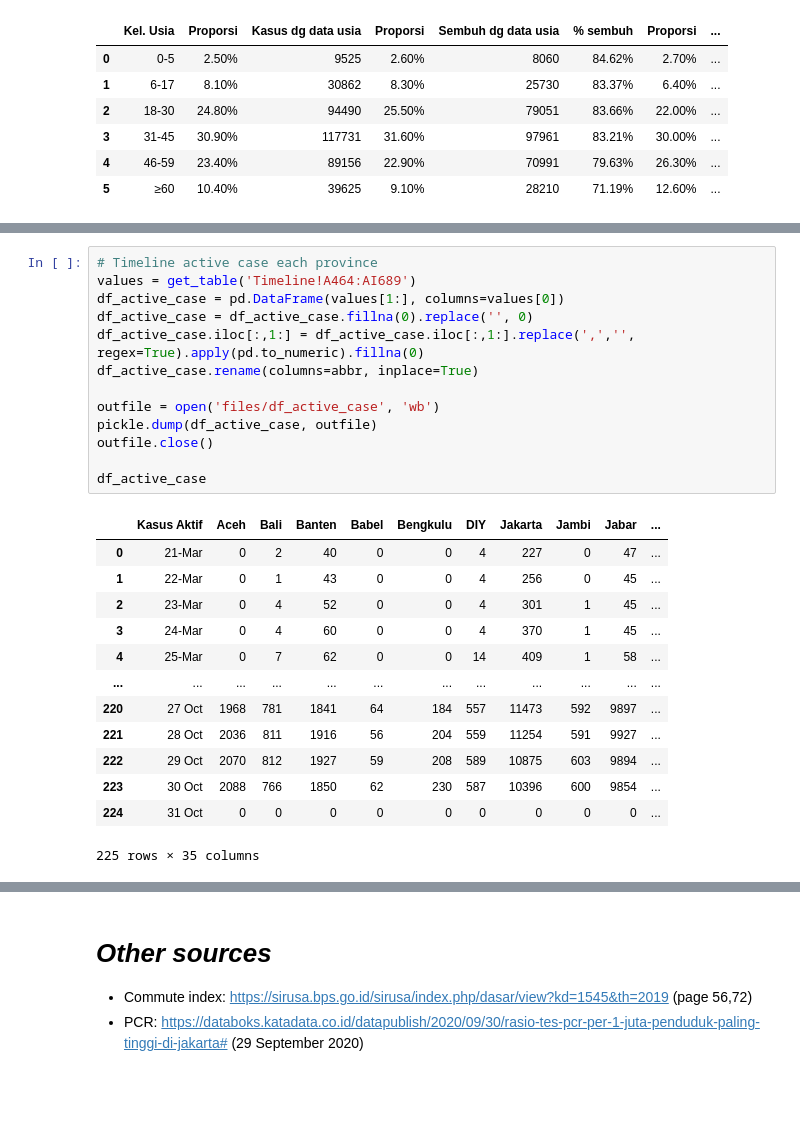
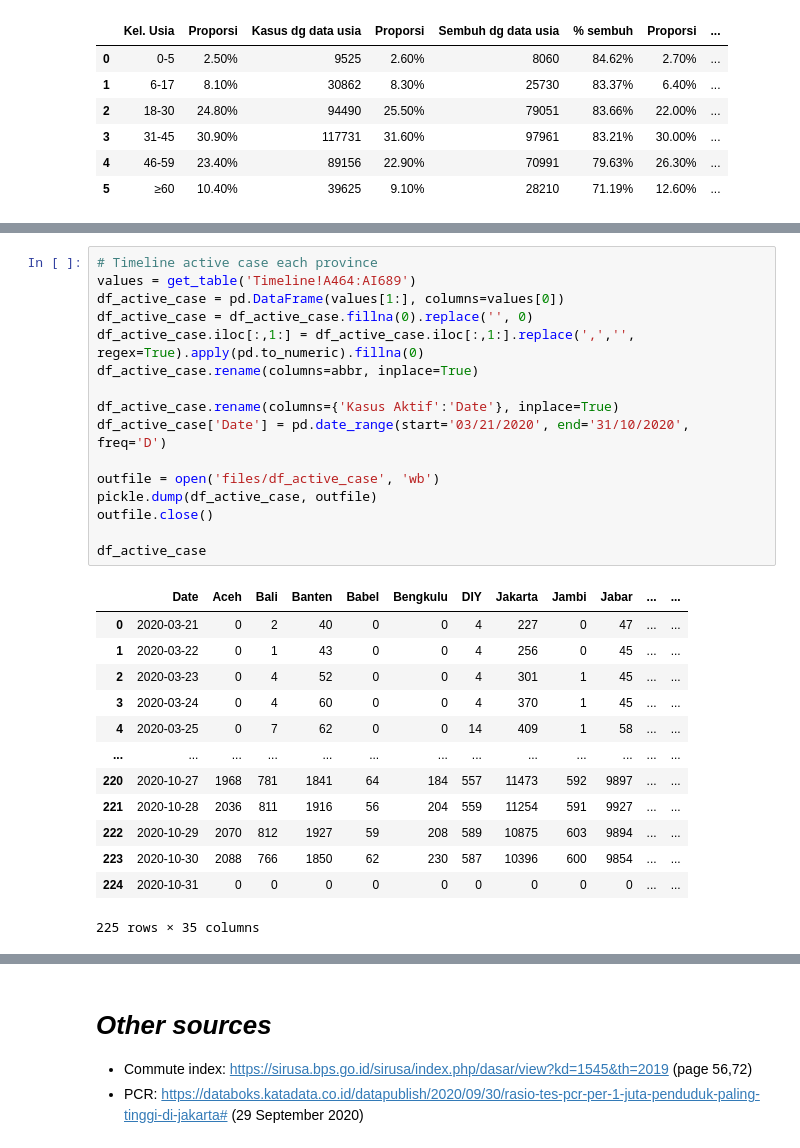
Before and after one commit to rahmalianto/Indonesian-Covid-Analysis, a Jupyter notebook: 1. Indonesian COVID19 Analysis - Load data.ipynb, the cells around one changed output, grey strips where cells are left out. Cells and saved outputs as stored; diff of their text form; blank space fills up the shorter version.

```diff
--- a/1. Indonesian COVID19 Analysis - Load data.ipynb
+++ b/1. Indonesian COVID19 Analysis - Load data.ipynb
@@ -264,29 +276,32 @@ df_daily_case
 # %%
 # Timeline active case each province
 values = get_table('Timeline!A464:AI689')
 df_active_case = pd.DataFrame(values[1:], columns=values[0])
 df_active_case = df_active_case.fillna(0).replace('', 0)
 df_active_case.iloc[:,1:] = df_active_case.iloc[:,1:].replace(',','', regex=True).apply(pd.to_numeric).fillna(0)
 df_active_case.rename(columns=abbr, inplace=True)
 
+df_active_case.rename(columns={'Kasus Aktif':'Date'}, inplace=True)
+df_active_case['Date'] = pd.date_range(start='03/21/2020', end='31/10/2020', freq='D')
+
 outfile = open('files/df_active_case', 'wb')
 pickle.dump(df_active_case, outfile)
 outfile.close()
 
 df_active_case
 # %% [output]
-|  | Kasus Aktif | Aceh | Bali | Banten | Babel | Bengkulu | DIY | Jakarta | Jambi | Jabar | ... |
-| 0 | 21-Mar | 0 | 2 | 40 | 0 | 0 | 4 | 227 | 0 | 47 | ... |
-| 1 | 22-Mar | 0 | 1 | 43 | 0 | 0 | 4 | 256 | 0 | 45 | ... |
-| 2 | 23-Mar | 0 | 4 | 52 | 0 | 0 | 4 | 301 | 1 | 45 | ... |
-| 3 | 24-Mar | 0 | 4 | 60 | 0 | 0 | 4 | 370 | 1 | 45 | ... |
-| 4 | 25-Mar | 0 | 7 | 62 | 0 | 0 | 14 | 409 | 1 | 58 | ... |
-| ... | ... | ... | ... | ... | ... | ... | ... | ... | ... | ... | ... |
-| 220 | 27 Oct | 1968 | 781 | 1841 | 64 | 184 | 557 | 11473 | 592 | 9897 | ... |
-| 221 | 28 Oct | 2036 | 811 | 1916 | 56 | 204 | 559 | 11254 | 591 | 9927 | ... |
-| 222 | 29 Oct | 2070 | 812 | 1927 | 59 | 208 | 589 | 10875 | 603 | 9894 | ... |
-| 223 | 30 Oct | 2088 | 766 | 1850 | 62 | 230 | 587 | 10396 | 600 | 9854 | ... |
-| 224 | 31 Oct | 0 | 0 | 0 | 0 | 0 | 0 | 0 | 0 | 0 | ... |
+|  | Date | Aceh | Bali | Banten | Babel | Bengkulu | DIY | Jakarta | Jambi | Jabar | ... | ... |
+| 0 | 2020-03-21 | 0 | 2 | 40 | 0 | 0 | 4 | 227 | 0 | 47 | ... | ... |
+| 1 | 2020-03-22 | 0 | 1 | 43 | 0 | 0 | 4 | 256 | 0 | 45 | ... | ... |
+| 2 | 2020-03-23 | 0 | 4 | 52 | 0 | 0 | 4 | 301 | 1 | 45 | ... | ... |
+| 3 | 2020-03-24 | 0 | 4 | 60 | 0 | 0 | 4 | 370 | 1 | 45 | ... | ... |
+| 4 | 2020-03-25 | 0 | 7 | 62 | 0 | 0 | 14 | 409 | 1 | 58 | ... | ... |
+| ... | ... | ... | ... | ... | ... | ... | ... | ... | ... | ... | ... | ... |
+| 220 | 2020-10-27 | 1968 | 781 | 1841 | 64 | 184 | 557 | 11473 | 592 | 9897 | ... | ... |
+| 221 | 2020-10-28 | 2036 | 811 | 1916 | 56 | 204 | 559 | 11254 | 591 | 9927 | ... | ... |
+| 222 | 2020-10-29 | 2070 | 812 | 1927 | 59 | 208 | 589 | 10875 | 603 | 9894 | ... | ... |
+| 223 | 2020-10-30 | 2088 | 766 | 1850 | 62 | 230 | 587 | 10396 | 600 | 9854 | ... | ... |
+| 224 | 2020-10-31 | 0 | 0 | 0 | 0 | 0 | 0 | 0 | 0 | 0 | ... | ... |
 225 rows × 35 columns
 # %%
 # Timeline total recovered each province
```
Also changed, not shown: parts of 8 cells of this notebook, 9 other files.
